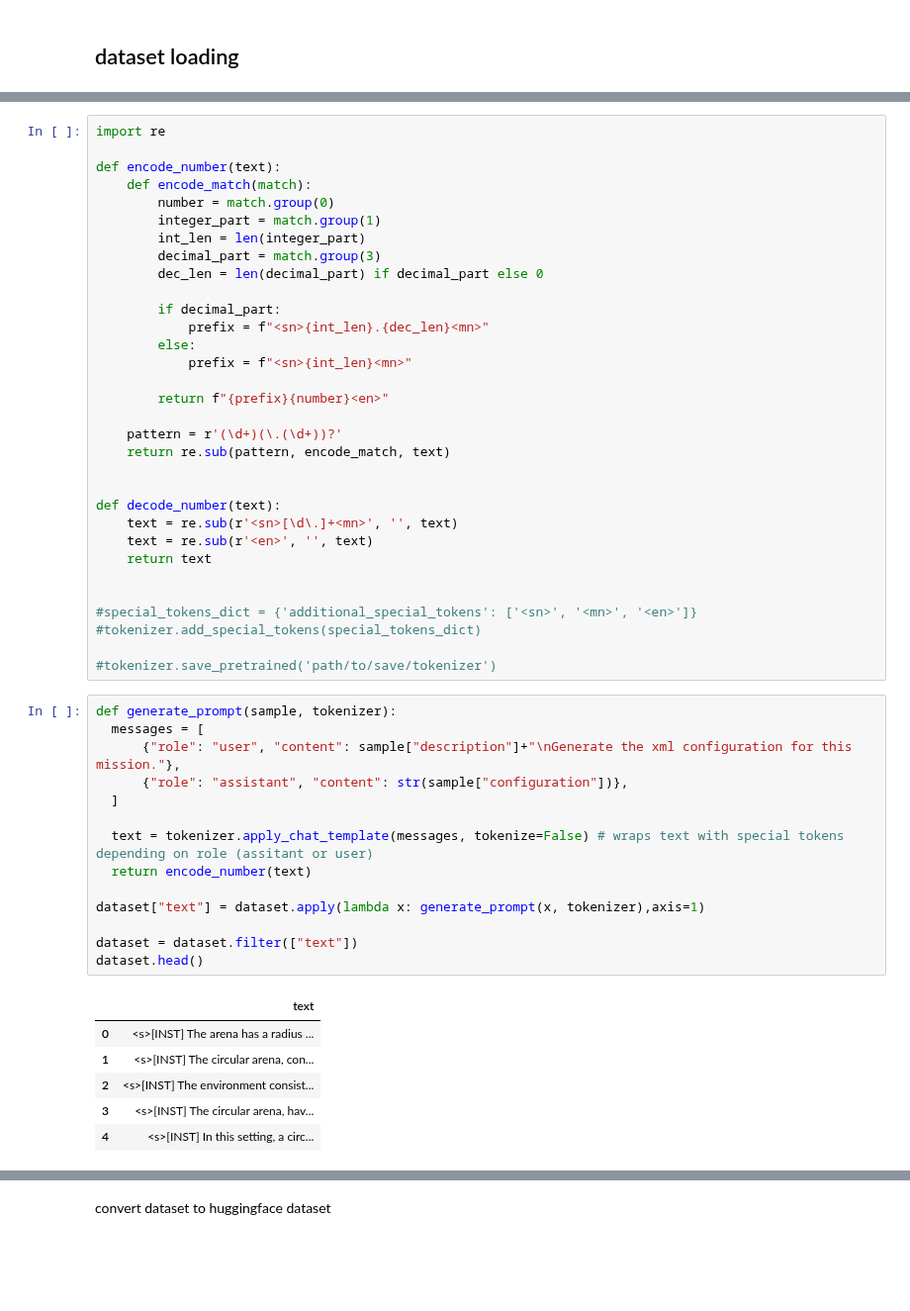
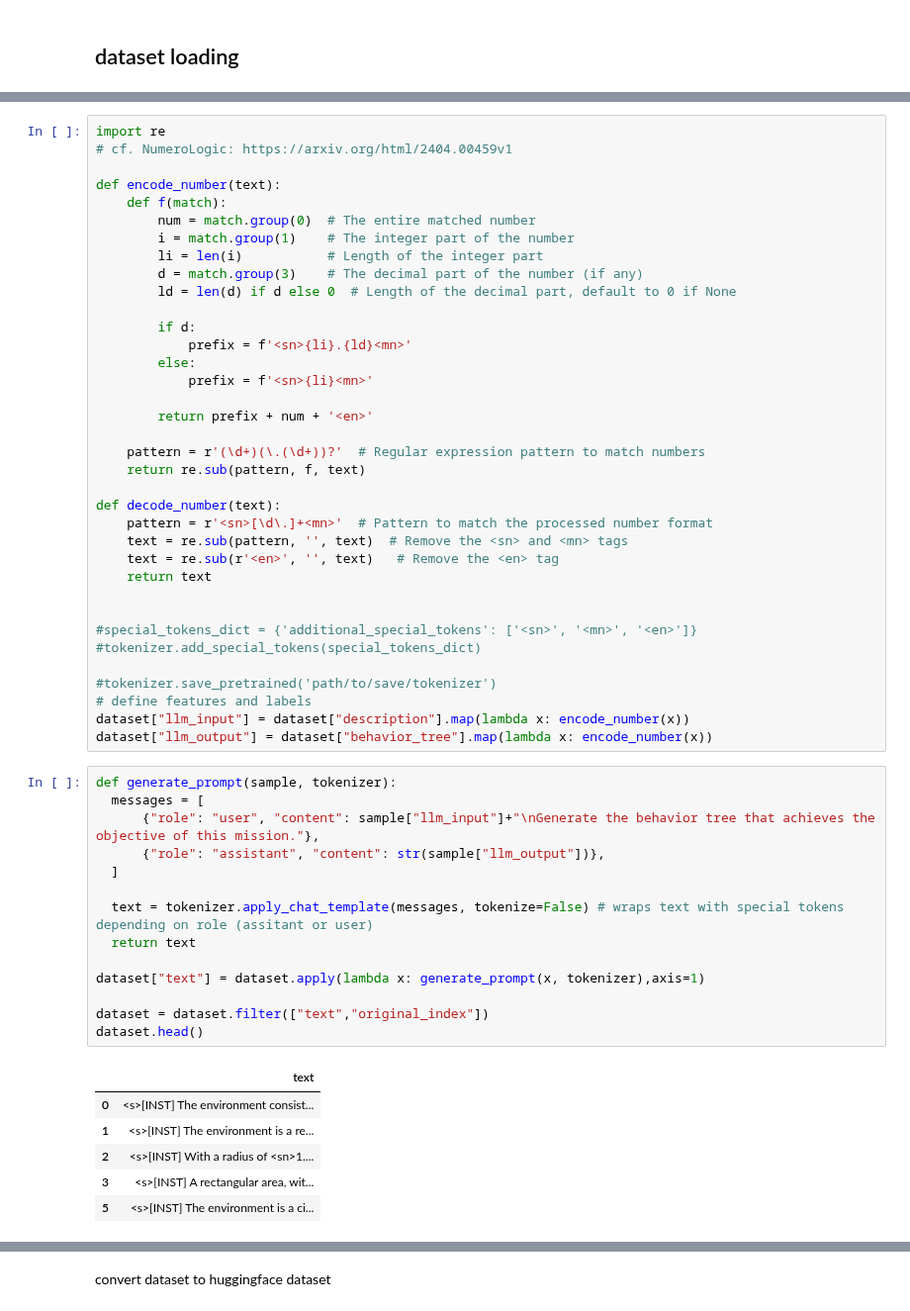
Before and after one commit to julianjandeleit/thesis_llm_collective_behavior_generation, a Jupyter notebook: llm_training/sft-trainer.ipynb, the cells around one changed output, grey strips where cells are left out. Shown at 99% size. Drawn from its saved outputs; the diff is of its cells as text; blank space fills up the shorter version.

```diff
--- a/llm_training/sft-trainer.ipynb
+++ b/llm_training/sft-trainer.ipynb
@@ -153,28 +99,29 @@ MissionParams(arena_params=CircularArena(radius=4.414526686687589, height=1.7175
 # %%
 import re
+# cf. NumeroLogic: https://arxiv.org/html/2404.00459v1
 
 def encode_number(text):
-    def encode_match(match):
-        number = match.group(0)
-        integer_part = match.group(1)
-        int_len = len(integer_part)
-        decimal_part = match.group(3)
-        dec_len = len(decimal_part) if decimal_part else 0
+    def f(match):
+        num = match.group(0)  # The entire matched number
+        i = match.group(1)    # The integer part of the number
+        li = len(i)           # Length of the integer part
+        d = match.group(3)    # The decimal part of the number (if any)
+        ld = len(d) if d else 0  # Length of the decimal part, default to 0 if None
 
-        if decimal_part:
-            prefix = f"<sn>{int_len}.{dec_len}<mn>"
+        if d:
+            prefix = f'<sn>{li}.{ld}<mn>'
         else:
-            prefix = f"<sn>{int_len}<mn>"
+            prefix = f'<sn>{li}<mn>'
 
-        return f"{prefix}{number}<en>"
+        return prefix + num + '<en>'
 
-    pattern = r'(\d+)(\.(\d+))?'
-    return re.sub(pattern, encode_match, text)
-
+    pattern = r'(\d+)(\.(\d+))?'  # Regular expression pattern to match numbers
+    return re.sub(pattern, f, text)
 
 def decode_number(text):
-    text = re.sub(r'<sn>[\d\.]+<mn>', '', text)
-    text = re.sub(r'<en>', '', text)
+    pattern = r'<sn>[\d\.]+<mn>'  # Pattern to match the processed number format
+    text = re.sub(pattern, '', text)  # Remove the <sn> and <mn> tags
+    text = re.sub(r'<en>', '', text)   # Remove the <en> tag
     return text
 
 
@@ -182,24 +129,27 @@ def decode_number(text):
 #tokenizer.add_special_tokens(special_tokens_dict)
 
 #tokenizer.save_pretrained('path/to/save/tokenizer')
+# define features and labels
+dataset["llm_input"] = dataset["description"].map(lambda x: encode_number(x))
+dataset["llm_output"] = dataset["behavior_tree"].map(lambda x: encode_number(x))
 # %%
 def generate_prompt(sample, tokenizer):
   messages = [
-      {"role": "user", "content": sample["description"]+"\nGenerate the xml configuration for this mission."},
-      {"role": "assistant", "content": str(sample["configuration"])},
+      {"role": "user", "content": sample["llm_input"]+"\nGenerate the behavior tree that achieves the objective of this mission."},
+      {"role": "assistant", "content": str(sample["llm_output"])},
   ]
 
   text = tokenizer.apply_chat_template(messages, tokenize=False) # wraps text with special tokens depending on role (assitant or user)
-  return encode_number(text)
+  return text
 
 dataset["text"] = dataset.apply(lambda x: generate_prompt(x, tokenizer),axis=1)
 
-dataset = dataset.filter(["text"])
+dataset = dataset.filter(["text","original_index"])
 dataset.head()
 # %% [output]
 |  | text |
-| 0 | <s>[INST] The arena has a radius ... |
-| 1 | <s>[INST] The circular arena, con... |
-| 2 | <s>[INST] The environment consist... |
-| 3 | <s>[INST] The circular arena, hav... |
-| 4 | <s>[INST] In this setting, a circ... |
+| 0 | <s>[INST] The environment consist... |
+| 1 | <s>[INST] The environment is a re... |
+| 2 | <s>[INST] With a radius of <sn>1.... |
+| 3 | <s>[INST] A rectangular area, wit... |
+| 5 | <s>[INST] The environment is a ci... |
```
Also changed, not shown: parts of 29 cells of this notebook, 5 other files.
